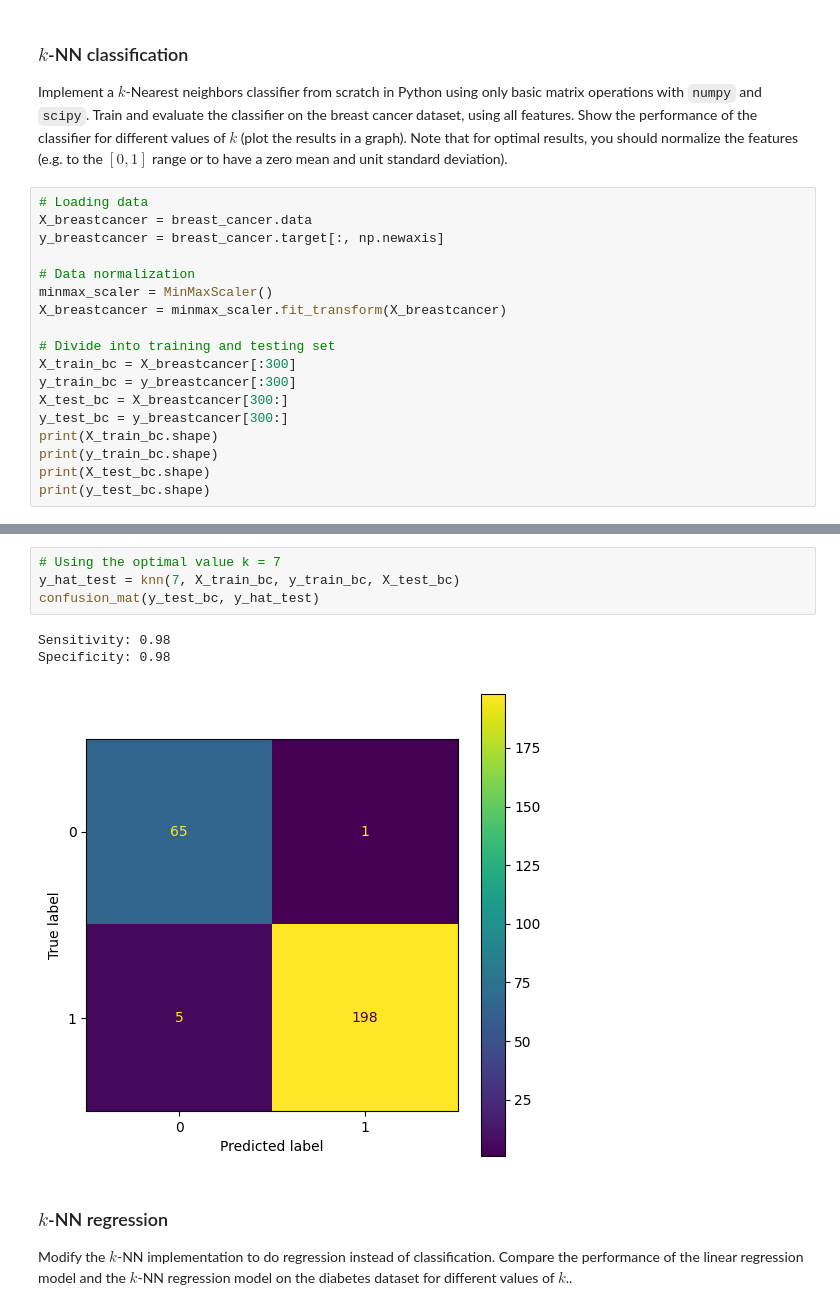
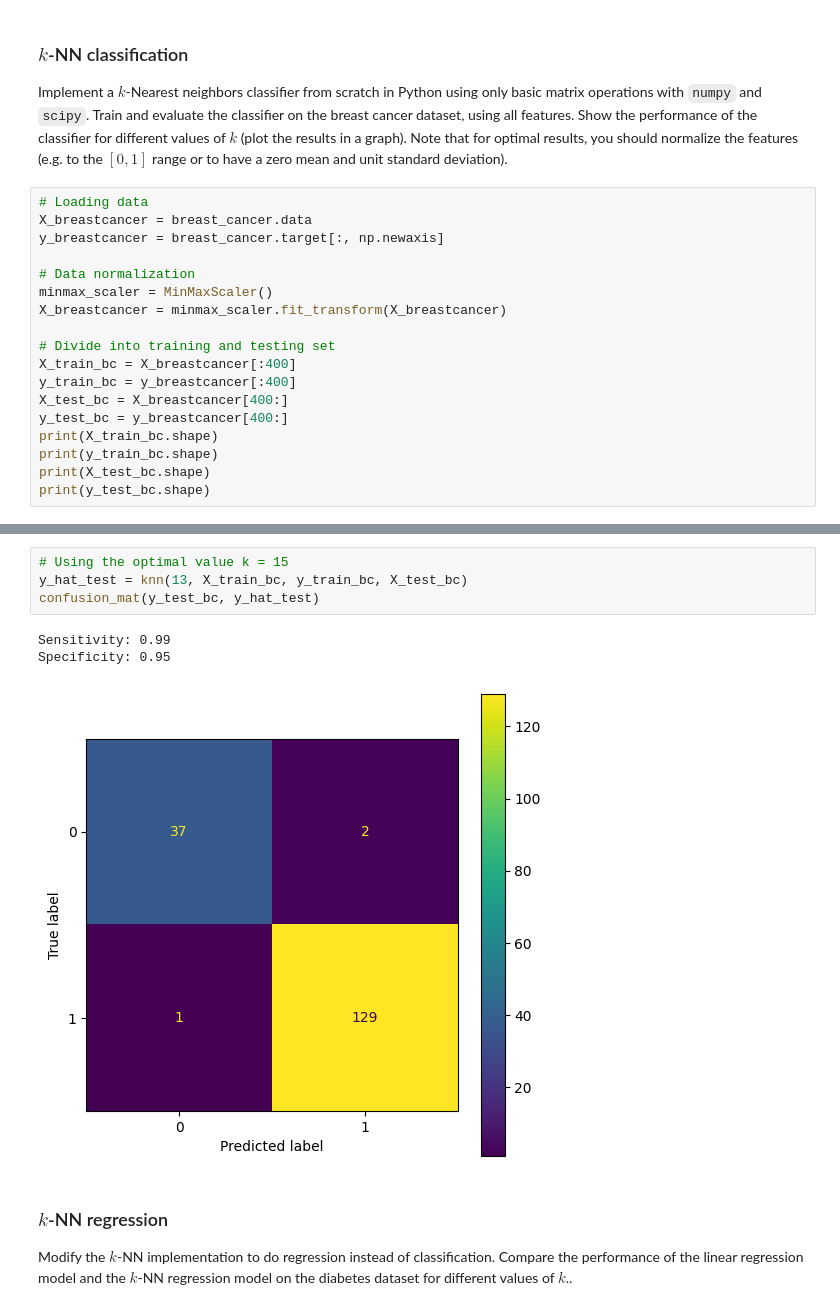
Before and after one commit to MartvStraten/8dm50-machine-learning, a Jupyter notebook: practicals/week_1.ipynb, the cells around one changed output, grey strips where cells are left out. Cells and saved outputs as stored; diff of their text form.

```diff
--- a/practicals/week_1.ipynb
+++ b/practicals/week_1.ipynb
@@ -175,10 +175,10 @@ minmax_scaler = MinMaxScaler()
 X_breastcancer = minmax_scaler.fit_transform(X_breastcancer)
 
 # Divide into training and testing set
-X_train_bc = X_breastcancer[:300]
-y_train_bc = y_breastcancer[:300]
-X_test_bc = X_breastcancer[300:]
-y_test_bc = y_breastcancer[300:]
+X_train_bc = X_breastcancer[:400]
+y_train_bc = y_breastcancer[:400]
+X_test_bc = X_breastcancer[400:]
+y_test_bc = y_breastcancer[400:]
 print(X_train_bc.shape)
 print(y_train_bc.shape)
 print(X_test_bc.shape)
@@ -195,11 +195,11 @@ elbow_plot(25, X_train_bc, y_train_bc, X_test_bc, y_test_bc)
 # %%
-# Using the optimal value k = 7
-y_hat_test = knn(7, X_train_bc, y_train_bc, X_test_bc)
+# Using the optimal value k = 15
+y_hat_test = knn(13, X_train_bc, y_train_bc, X_test_bc)
 confusion_mat(y_test_bc, y_hat_test)
 # %% [output]
-Sensitivity: 0.98
-Specificity: 0.98
+Sensitivity: 0.99
+Specificity: 0.95
-[figure, old version]
+[figure, new version]
 # %% [markdown]
 ### $k$-NN regression
 
```
Also changed, not shown: parts of 2 cells of this notebook.
